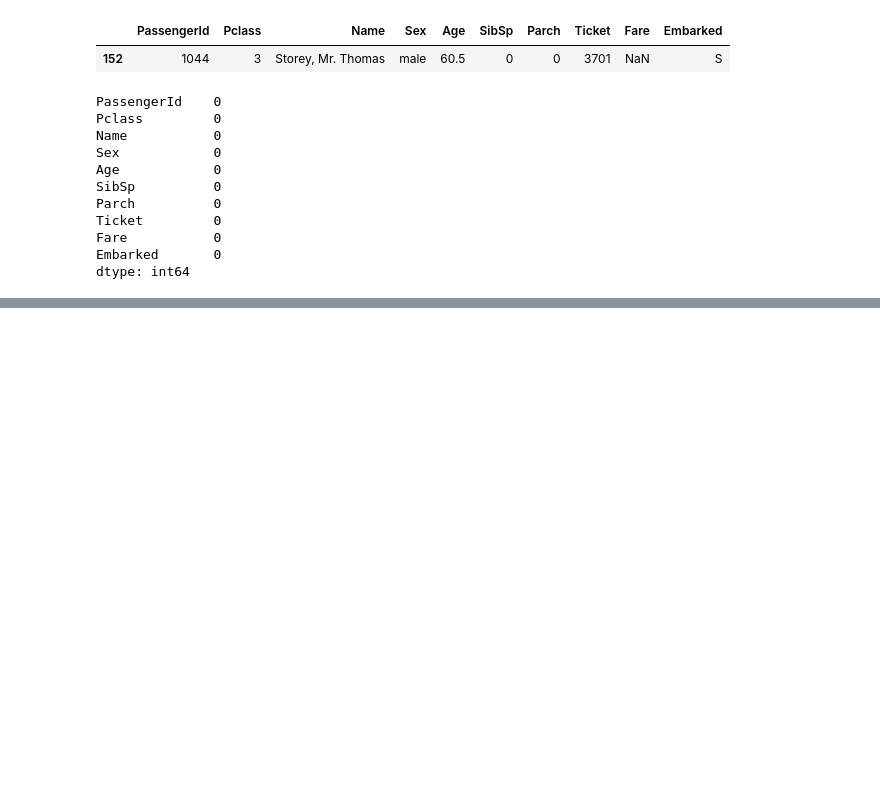
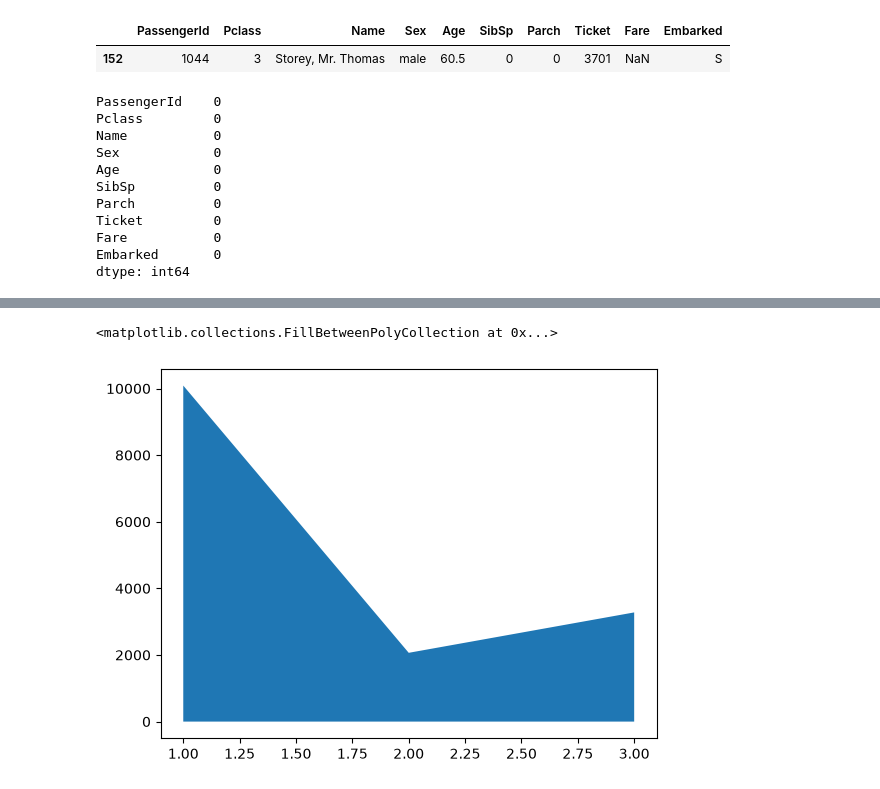
Before and after one commit to Dhruv136/45_days_Training, a Jupyter notebook: Pandas/Data_processing3.ipynb, the cells around one changed output, grey strips where cells are left out. Cells and saved outputs as stored; diff of their text form; code cells hidden in the pictures; blank space fills up the shorter version.

```diff
--- a/Pandas/Data_processing3.ipynb
+++ b/Pandas/Data_processing3.ipynb
@@ -215,0 +255,9 @@ dtype: int64
+# %%
+Fare1 = df.groupby("Pclass")["Fare"].sum()
+plt.fill_between(
+    Fare1.index,
+    Fare1.values
+)
+# %% [output]
+<matplotlib.collections.FillBetweenPolyCollection at 0x...>
+[figure, added]
```
Also changed, not shown: parts of 9 cells of this notebook, 5 other files.
